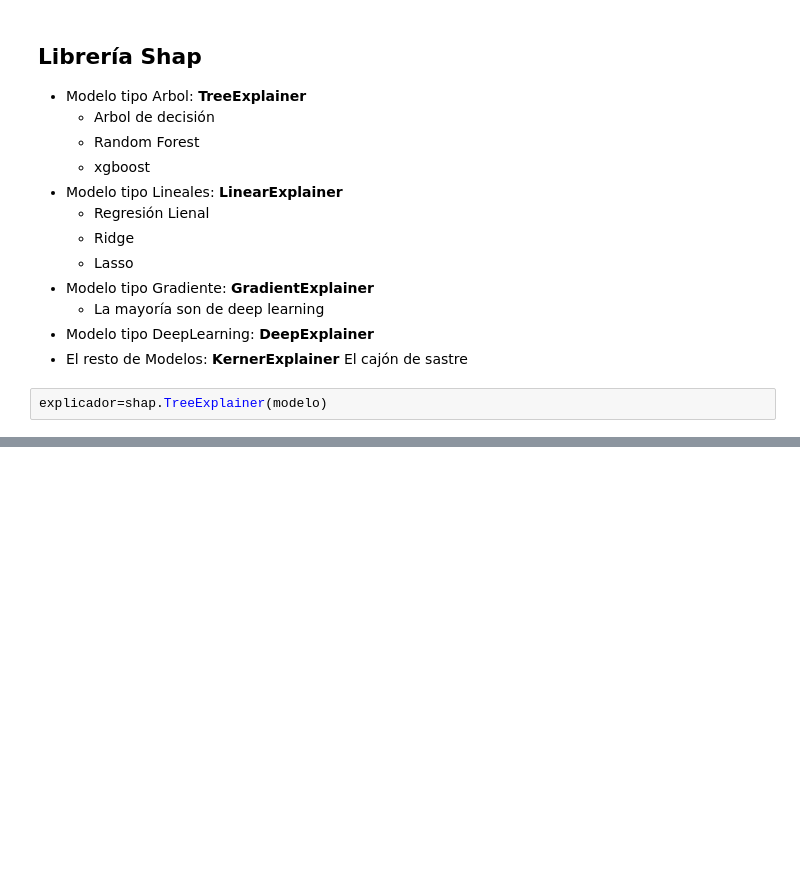
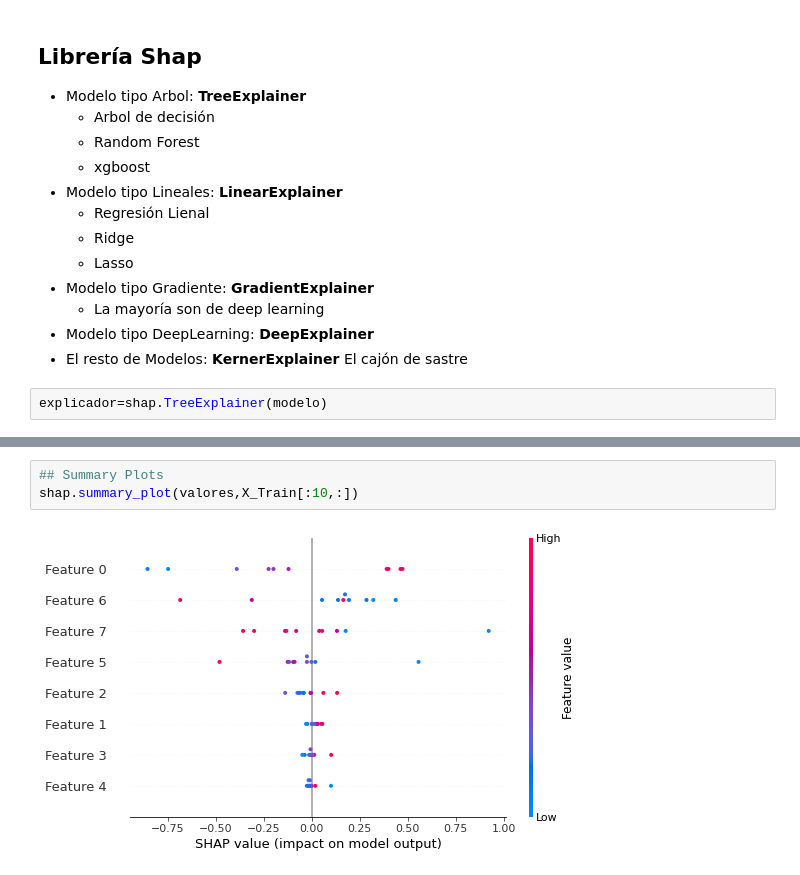
Before and after one commit to felixballestergoytia/Bootcamp_Sep2022, a Jupyter notebook: Shapley/valores_Shapley.ipynb, the cells around one changed output, grey strips where cells are left out. Drawn from its saved outputs; the diff is of its cells as text; blank space fills up the shorter version.

```diff
--- a/Shapley/valores_Shapley.ipynb
+++ b/Shapley/valores_Shapley.ipynb
@@ -93,0 +114,5 @@ valores
+# %%
+## Summary Plots
+shap.summary_plot(valores,X_Train[:10,:])
+# %% [output]
+[figure, added]
```
Also changed, not shown: parts of 10 cells of this notebook, 1 other file.
